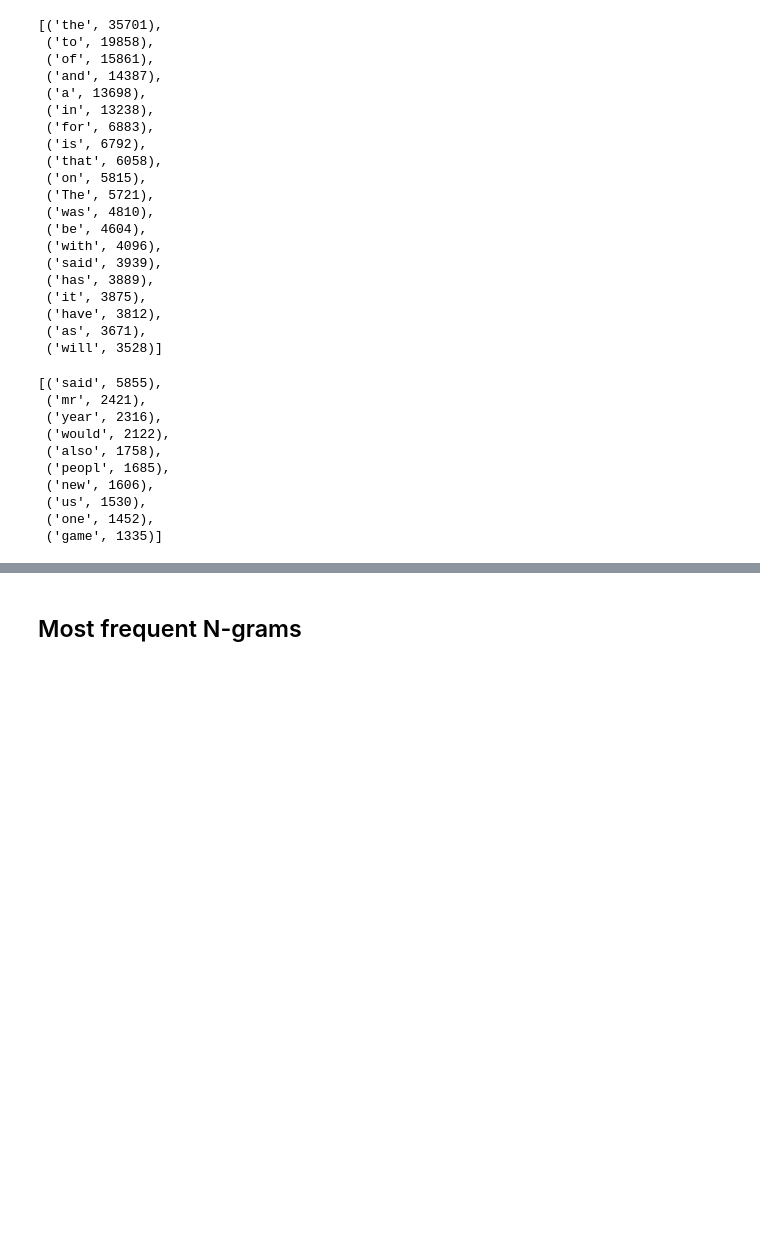
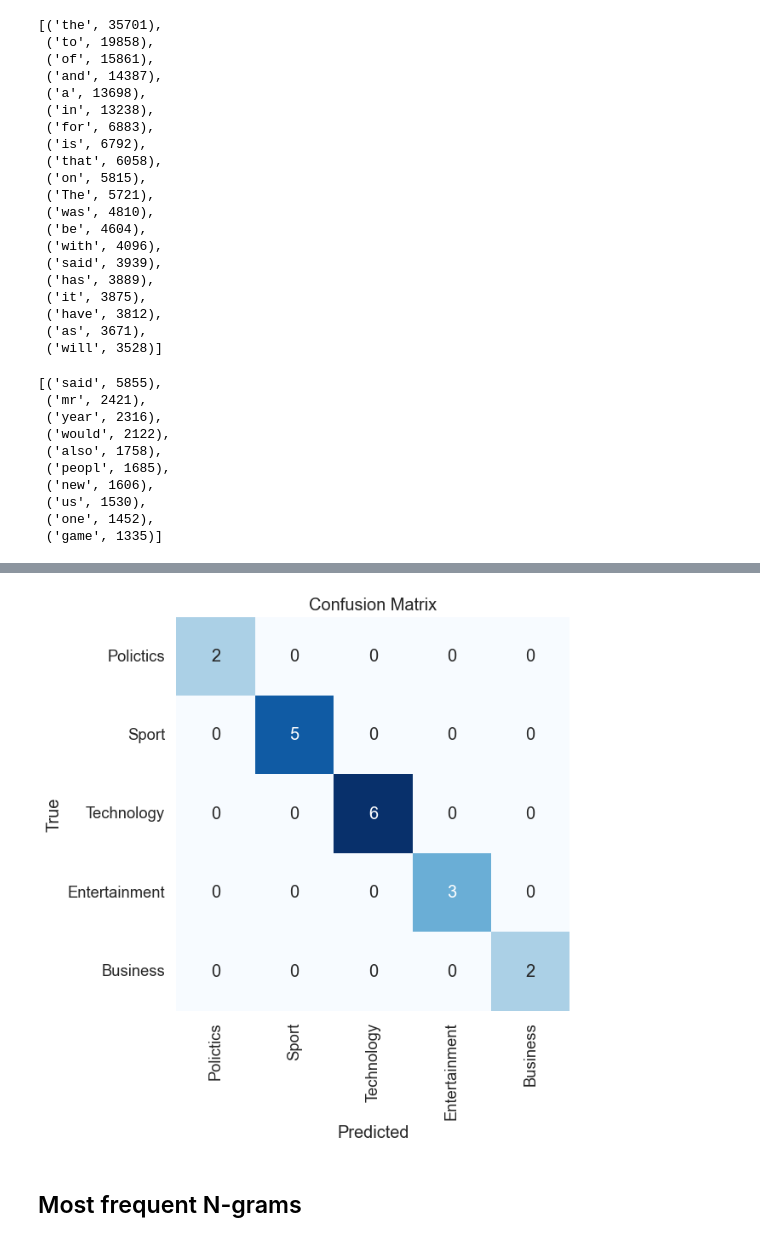
Before and after one commit to rvloenhout/CNN-Text-Classification-Practice, a Jupyter notebook: DistilBERT.ipynb, the cells around one changed output, grey strips where cells are left out. Drawn from its saved outputs; the diff is of its cells as text; code cells hidden in the pictures; blank space fills up the shorter version.

```diff
--- a/DistilBERT.ipynb
+++ b/DistilBERT.ipynb
@@ -32,10 +56,17 @@ True
 # %%
 text_df = pd.read_csv("./df_file.csv") #./df_file.csv, /content/drive/MyDrive/df_file.csv
 
-X = text_df['Text'].to_list()
-y = text_df['Label'].to_list()
+texts = text_df['Text'].to_list()
+labels = text_df['Label'].to_list()
 
-X_train, X_test, y_train, y_test = train_test_split(X, y, test_size=0.2, random_state=42)
+#X_train, X_test, y_train, y_test = train_test_split(X, y, test_size=0.2, random_state=42)
+
+# Preprocess your texts here
+preprocessed_texts = [preprocess_text(text) for text in texts]
+
+# Split the data into training and validation sets
+train_texts, val_texts, train_labels, val_labels = train_test_split(preprocessed_texts, labels, test_size=0.2, random_state=43)
+train_texts, test_texts, train_labels, test_labels = train_test_split(train_texts, train_labels, test_size=0.01, random_state=43)
 # %%
 X_train_W2C = pd.DataFrame(X_train, columns=['Text'])
 
@@ -132,0 +206,18 @@ X_test = [preprocess_text(text) for text in X_test]
+# %%
+test_encodings = tokenizer(test_texts, truncation=True, padding=True)
+test_dataset = TextDataset(test_encodings, test_labels)
+
+# Evaluate the model on the test set
+test_results = trainer.evaluate(test_dataset)
+
+from sklearn.metrics import classification_report
+
+# Get predictions for the test set
+predictions = trainer.predict(test_dataset)
+
+# Convert predictions to numpy array for compatibility with sklearn
+pred_labels = np.argmax(predictions.predictions, axis=1)
+
+# Generate classification report
+report = classification_report(test_labels, pred_labels)
+print(report)
@@ -133,3 +236,16 @@ X_test = [preprocess_text(text) for text in X_test]
+# %%
+
+confusion = confusion_matrix(test_labels, pred_labels)
+plt.figure(figsize=(8, 6))
+sns.set(font_scale=1.2)
+sns.heatmap(confusion, annot=True, fmt="d", cmap="Blues", cbar=False, square=True,
+xticklabels=["Polictics", "Sport", "Technology", "Entertainment", "Business"], yticklabels=["Polictics", "Sport", "Technology", "Entertainment", "Business"])
+plt.xlabel('Predicted')
+plt.ylabel('True')
+plt.title('Confusion Matrix')
+plt.show()
+# %% [output]
+[figure, added]
 # %% [markdown]
 ## Most frequent N-grams
 # %%
```
Also changed, not shown: parts of 13 cells of this notebook, 2 other files.
